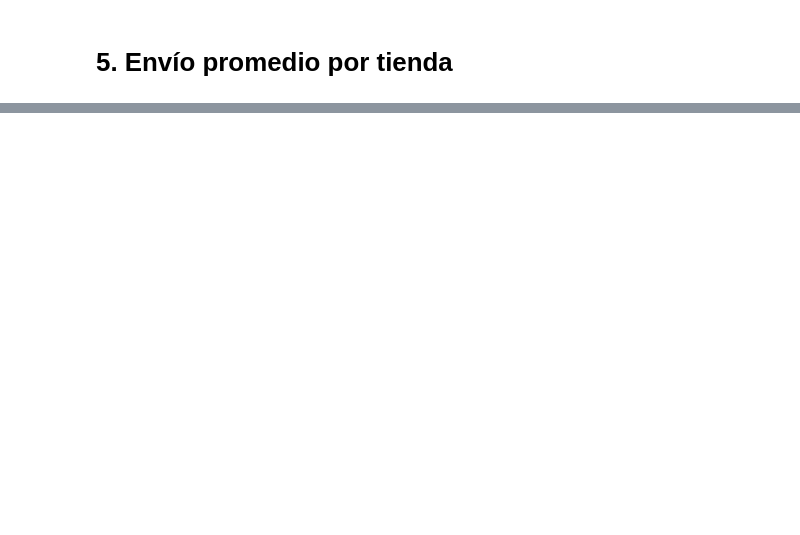
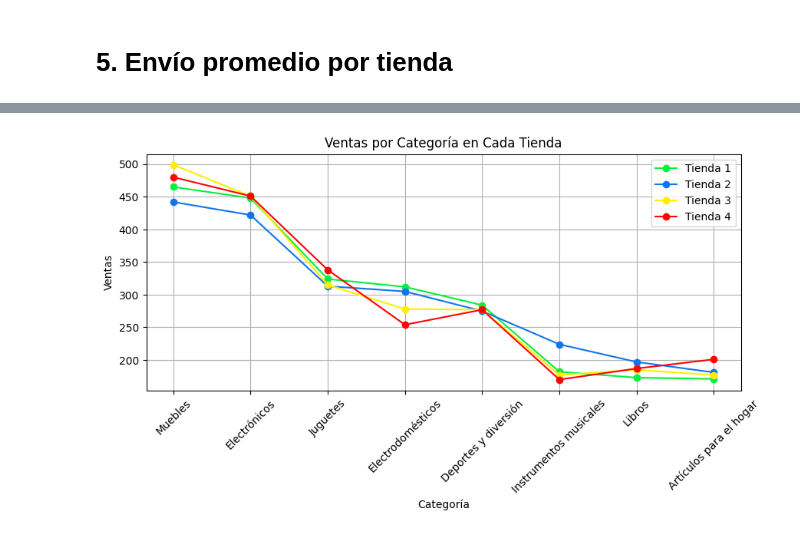
Before and after one commit to Raulac21/Challenge-ONE-Data-Science-Alura-Store-RaulAC, a Jupyter notebook: AluraStoreLatam.ipynb, the cells around one changed output, grey strips where cells are left out. Cells and saved outputs as stored; diff of their text form; code cells hidden in the pictures; blank space fills up the shorter version.

```diff
--- a/AluraStoreLatam.ipynb
+++ b/AluraStoreLatam.ipynb
@@ -160,0 +66,19 @@ print(preciototalelec)
+# %%
+categoria1 = tienda["Categoría del Producto"].value_counts()
+categoria2 = tienda2["Categoría del Producto"].value_counts()
+categoria3 = tienda3["Categoría del Producto"].value_counts()
+categoria4 = tienda4["Categoría del Producto"].value_counts()
+
+mas_vendida1 = categoria1.idxmax()
+mas_vendida2 = categoria2.idxmax()
+mas_vendida3 = categoria3.idxmax()
+mas_vendida4 = categoria4.idxmax()
+
+Categoria_mas = pd.DataFrame({
+    'Tienda': ['Tienda 1', 'Tienda 2', 'Tienda 3', 'Tienda 4'],
+    'Categoria Mas Famosa': [
+        mas_vendida1, mas_vendida2, mas_vendida3, mas_vendida4
+     ]
+})
+
+Categoria_mas
@@ -166,0 +244,20 @@ print(preciototalelec)
+# %%
+df_categorias = pd.concat(
+    [
+        categoria1.rename("Tienda 1"),
+        categoria2.rename("Tienda 2"),
+        categoria3.rename("Tienda 3"),
+        categoria4.rename("Tienda 4")
+    ],
+    axis=1
+).fillna(0)
+# %%
+df_categorias.plot(kind='line', marker='o', figsize=(10,4), grid=True, color=colors_by_shop)
+
+plt.title("Ventas por Categoría en Cada Tienda")
+plt.xlabel("Categoría")
+plt.ylabel("Ventas")
+plt.xticks(rotation=45)
+plt.show()
+# %% [output]
+[figure, added]
```
Also changed, not shown: parts of 41 cells of this notebook.
